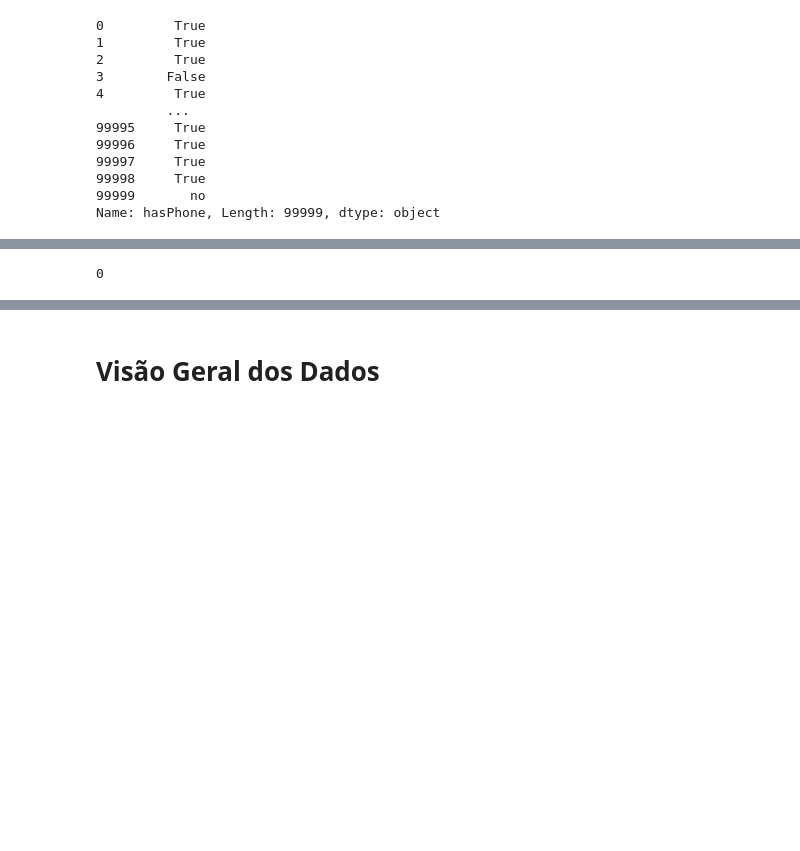
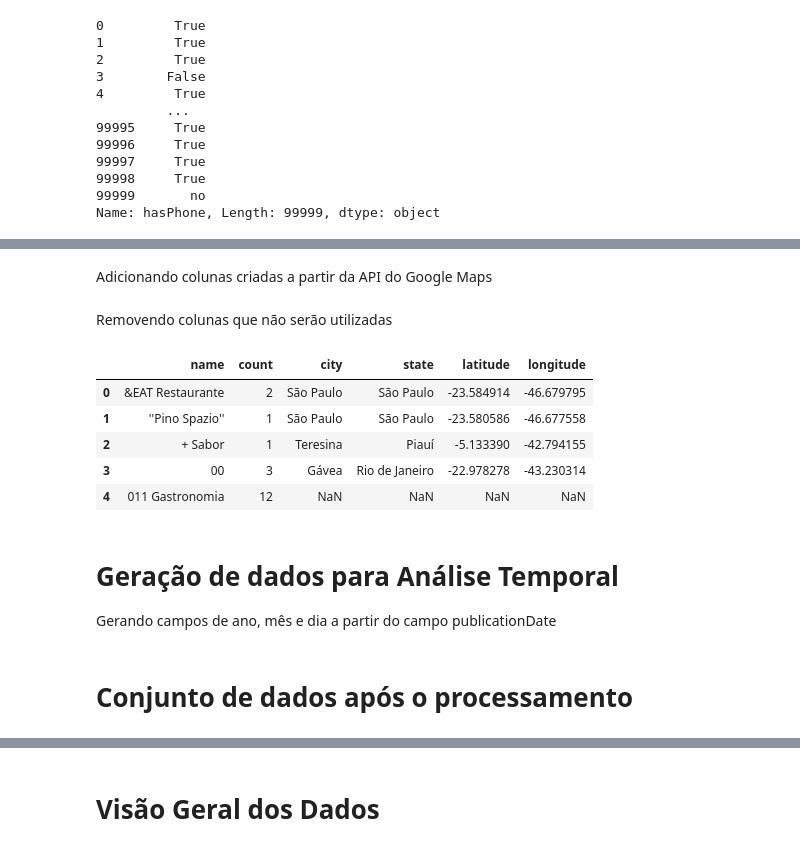
Before and after one commit to kidkmon/Sentiment-Analysis-TripAdvisor, a Jupyter notebook: Analise_sentimentos_TripAdvisor.ipynb, the cells around one changed output, grey strips where cells are left out. Saved outputs shown, nothing was run; the diff lists cells and outputs as text; code cells hidden in the pictures; blank space fills up the shorter version.

```diff
--- a/Analise_sentimentos_TripAdvisor.ipynb
+++ b/Analise_sentimentos_TripAdvisor.ipynb
@@ -249,0 +292,2 @@ Name: hasPhone, Length: 99999, dtype: object
+# %% [markdown]
+Adicionando colunas criadas a partir da API do Google Maps
@@ -249,0 +300,18 @@ Name: hasPhone, Length: 99999, dtype: object
+# %% [markdown]
+Removendo colunas que não serão utilizadas
+# %%
+columns = ["address.streetAddress", "address.addressLocality", "address.addressRegion", "address.postalCode"]
+address_group.drop(columns=columns, inplace=True)
+
+address_group.head()
+# %% [output]
+|  | name | count | city | state | latitude | longitude |
+| 0 | &EAT Restaurante | 2 | São Paulo | São Paulo | -23.584914 | -46.679795 |
+| 1 | ''Pino Spazio'' | 1 | São Paulo | São Paulo | -23.580586 | -46.677558 |
+| 2 | + Sabor | 1 | Teresina | Piauí | -5.133390 | -42.794155 |
+| 3 | 00 | 3 | Gávea | Rio de Janeiro | -22.978278 | -43.230314 |
+| 4 | 011 Gastronomia | 12 | NaN | NaN | NaN | NaN |
+# %% [markdown]
+# Geração de dados para Análise Temporal
+
+Gerando campos de ano, mês e dia a partir do campo publicationDate
@@ -250,3 +322,5 @@ Name: hasPhone, Length: 99999, dtype: object
+# %% [markdown]
+# Conjunto de dados após o processamento
 # %%
 df.head()
 # %% [output]
@@ -256,7 +330,3 @@ df.head()
 | 2 | Otimo self service | Excelente pra ir com a família! Ó... | pt | True | 04/06/2019 | 4 | {'name': 'Chica Pitanga', 'addres... | Goiânia | ... |
 | 3 | O sorvete mais tradicional do estado | Tomo sorvete na Visabor faz mais ... | pt | False | 15/03/2016 | 5 | {'name': 'Sorvetes Vi Sabor', 'ad... | Aracaju | ... |
 | 4 | Melhor hamburger! | O melhor hamburger que já comi! E... | pt | False | 28/04/2015 | 5 | {'name': 'Z Deli Sandwich Shop', ... | Rio de Janeiro | ... |
-# %%
-item_reviewed["address.streetAddress"].isna().sum()
-# %% [output]
-0
```
Also changed, not shown: parts of 18 cells of this notebook.
